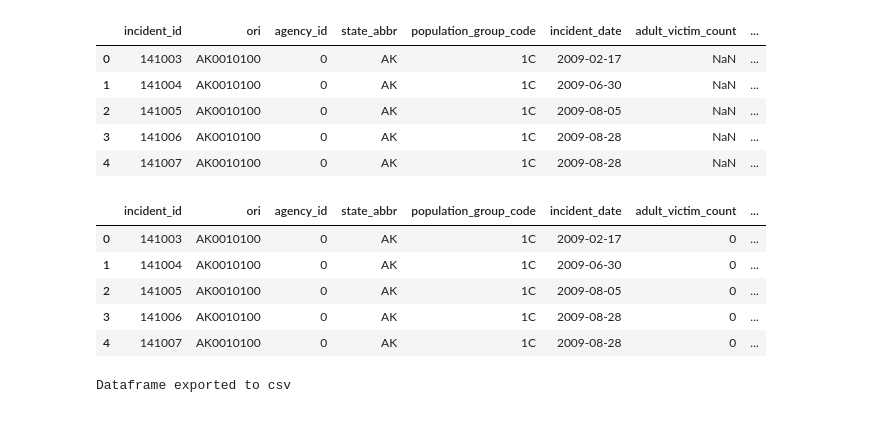
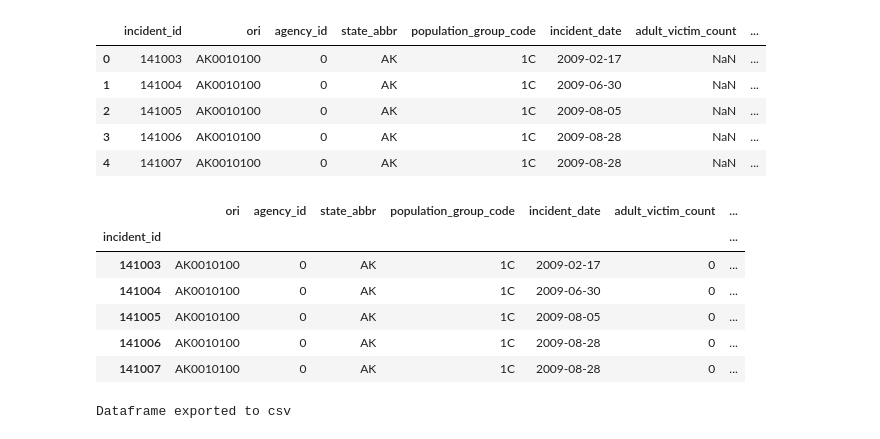
Before and after one commit to evacs/Project-3, a Jupyter notebook: etl/fbi_hate_crimes_data_matt.ipynb, the cells around one changed output. Saved outputs shown, nothing was run; the diff lists cells and outputs as text; code cells hidden in the pictures.

Commit message:
incidents csv update

```diff
--- a/etl/fbi_hate_crimes_data_matt.ipynb
+++ b/etl/fbi_hate_crimes_data_matt.ipynb
@@ -455,24 +455,26 @@ incidents_df.head()
 | 3 | 141006 | AK0010100 | 0 | AK | 1C | 2009-08-28 | NaN | ... |
 | 4 | 141007 | AK0010100 | 0 | AK | 1C | 2009-08-28 | NaN | ... |
 # %%
-# Fill na and change data types
-incidents_df = incidents_df.fillna(0).astype({'adult_victim_count':'int',
+# Set index, fill na, and change data types
+incidents_df = incidents_df.set_index('incident_id').fillna(0).astype({'adult_victim_count':'int',
                      'juvenile_victim_count':'int',
                      'adult_offender_count':'int',
                      'juvenile_offender_count':'int',
                      'total_individual_victims': 'int'
                     })
 
+
 # change incident_date to to datetime
 incidents_df['incident_date'] = pd.to_datetime(incidents_df['incident_date'])
 incidents_df.head()
 # %% [output]
-|  | incident_id | ori | agency_id | state_abbr | population_group_code | incident_date | adult_victim_count | ... |
-| 0 | 141003 | AK0010100 | 0 | AK | 1C | 2009-02-17 | 0 | ... |
-| 1 | 141004 | AK0010100 | 0 | AK | 1C | 2009-06-30 | 0 | ... |
-| 2 | 141005 | AK0010100 | 0 | AK | 1C | 2009-08-05 | 0 | ... |
-| 3 | 141006 | AK0010100 | 0 | AK | 1C | 2009-08-28 | 0 | ... |
-| 4 | 141007 | AK0010100 | 0 | AK | 1C | 2009-08-28 | 0 | ... |
+|  | ori | agency_id | state_abbr | population_group_code | incident_date | adult_victim_count | ... |
+| incident_id |  |  |  |  |  |  | ... |
+| 141003 | AK0010100 | 0 | AK | 1C | 2009-02-17 | 0 | ... |
+| 141004 | AK0010100 | 0 | AK | 1C | 2009-06-30 | 0 | ... |
+| 141005 | AK0010100 | 0 | AK | 1C | 2009-08-05 | 0 | ... |
+| 141006 | AK0010100 | 0 | AK | 1C | 2009-08-28 | 0 | ... |
+| 141007 | AK0010100 | 0 | AK | 1C | 2009-08-28 | 0 | ... |
 # %%
 # Export dataframe to csv
 incidents_df.to_csv('data/incidents.csv')
```
Also changed, not shown: 1 other file.
